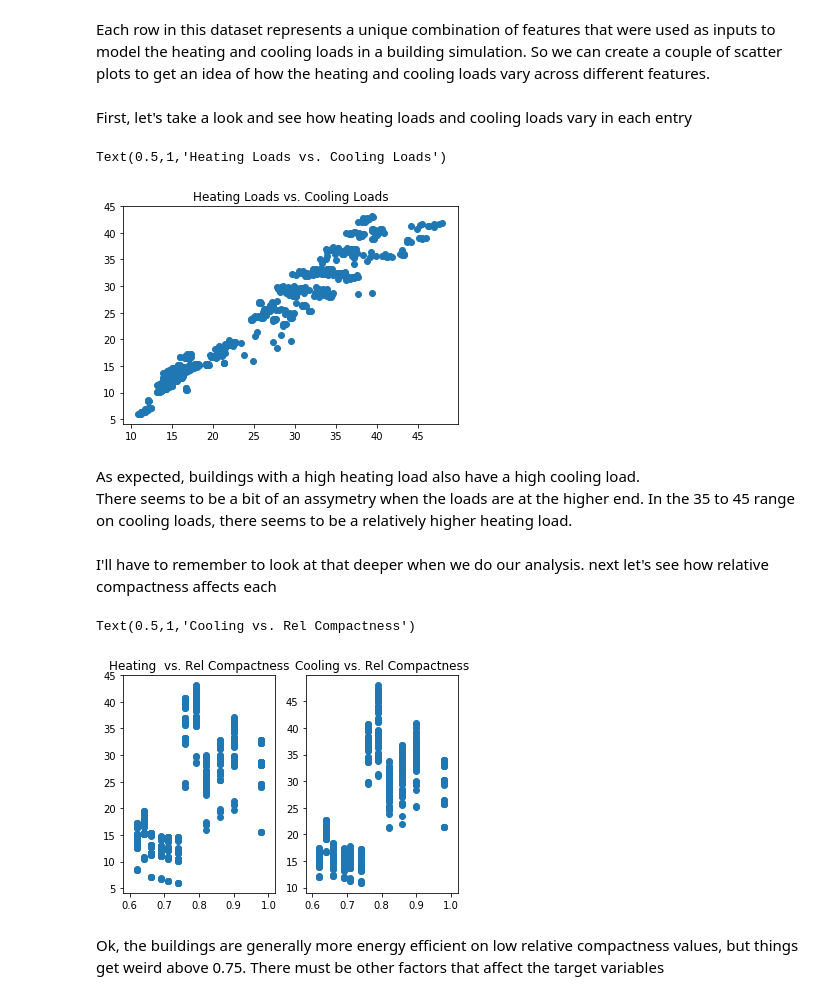
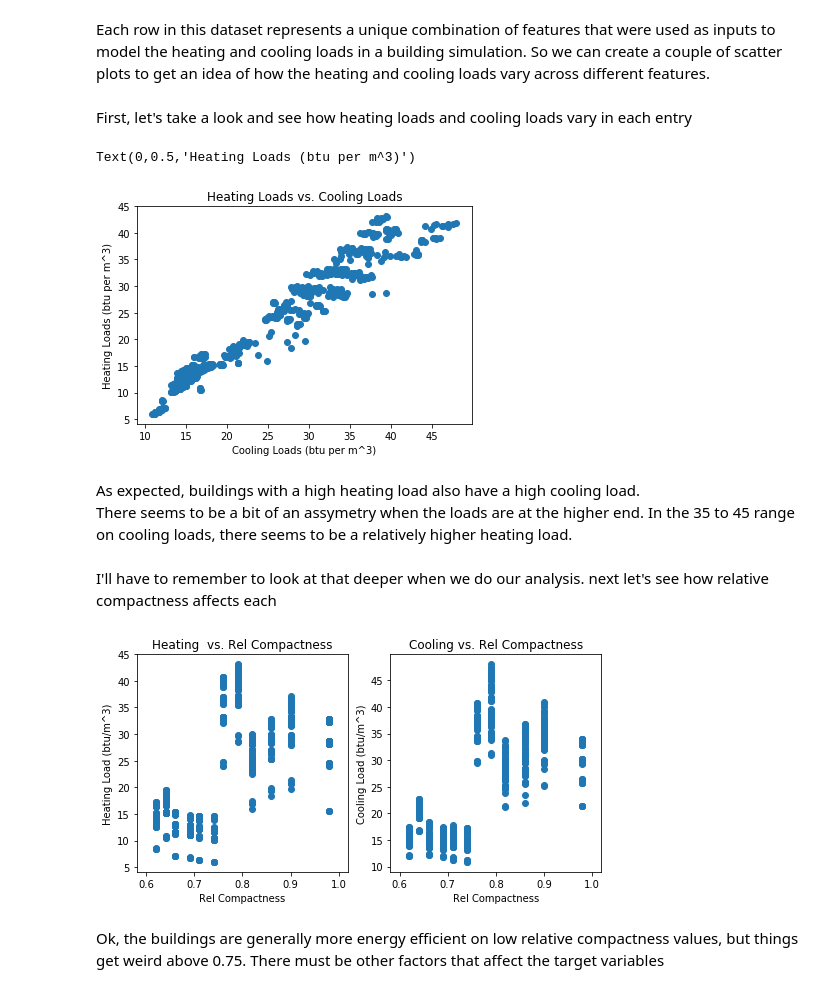
Before and after one commit to pezLyfe/EnergyEfficiency, a Jupyter notebook: EnergyEfficiency_Latest.ipynb, the cells around one changed output. Saved outputs shown, nothing was run; the diff lists cells and outputs as text; code cells hidden in the pictures.

```diff
--- a/EnergyEfficiency_Latest.ipynb
+++ b/EnergyEfficiency_Latest.ipynb
@@ -149,9 +149,11 @@ y = df['HeatLoad']
 x = df['CoolLoad']
 plt.scatter(x, y)
 plt.title('Heating Loads vs. Cooling Loads')
+plt.xlabel('Cooling Loads (btu per m^3)')
+plt.ylabel('Heating Loads (btu per m^3)')
 # %% [output]
-Text(0.5,1,'Heating Loads vs. Cooling Loads')
+Text(0,0.5,'Heating Loads (btu per m^3)')
-[figure, old version]
+[figure, new version]
 # %% [markdown]
 As expected, buildings with a high heating load also have a high cooling load.
 <br>There seems to be a bit of an assymetry when the loads are at the higher end. In the 35 to 45 range on cooling loads, there seems to be a relatively higher heating load.
@@ -159,19 +161,23 @@ As expected, buildings with a high heating load also have a high cooling load.
 # %%
 hy = df['HeatLoad']
 hx = df['RelCompactness']
 cy = df['CoolLoad']
 cx = df['RelCompactness']
 
 plt.subplot(1, 2, 1)
 plt.scatter(hx, hy)
 plt.title('Heating  vs. Rel Compactness')
+plt.xlabel('Rel Compactness')
+plt.ylabel('Heating Load (btu/m^3)')
 
 plt.subplot(1, 2, 2)
 plt.scatter(cx, cy)
 plt.title('Cooling vs. Rel Compactness')
+plt.xlabel('Rel Compactness')
+plt.ylabel('Cooling Load (btu/m^3)')
+plt.subplots_adjust(right = 1.2)
 # %% [output]
-Text(0.5,1,'Cooling vs. Rel Compactness')
-[figure, old version]
+[figure, new version]
 # %% [markdown]
 Ok, the buildings are generally more energy efficient on low relative compactness values, but things get weird above 0.75. There must be other factors that affect the target variables
 # %%
```
Also changed, not shown: parts of 12 cells of this notebook.
